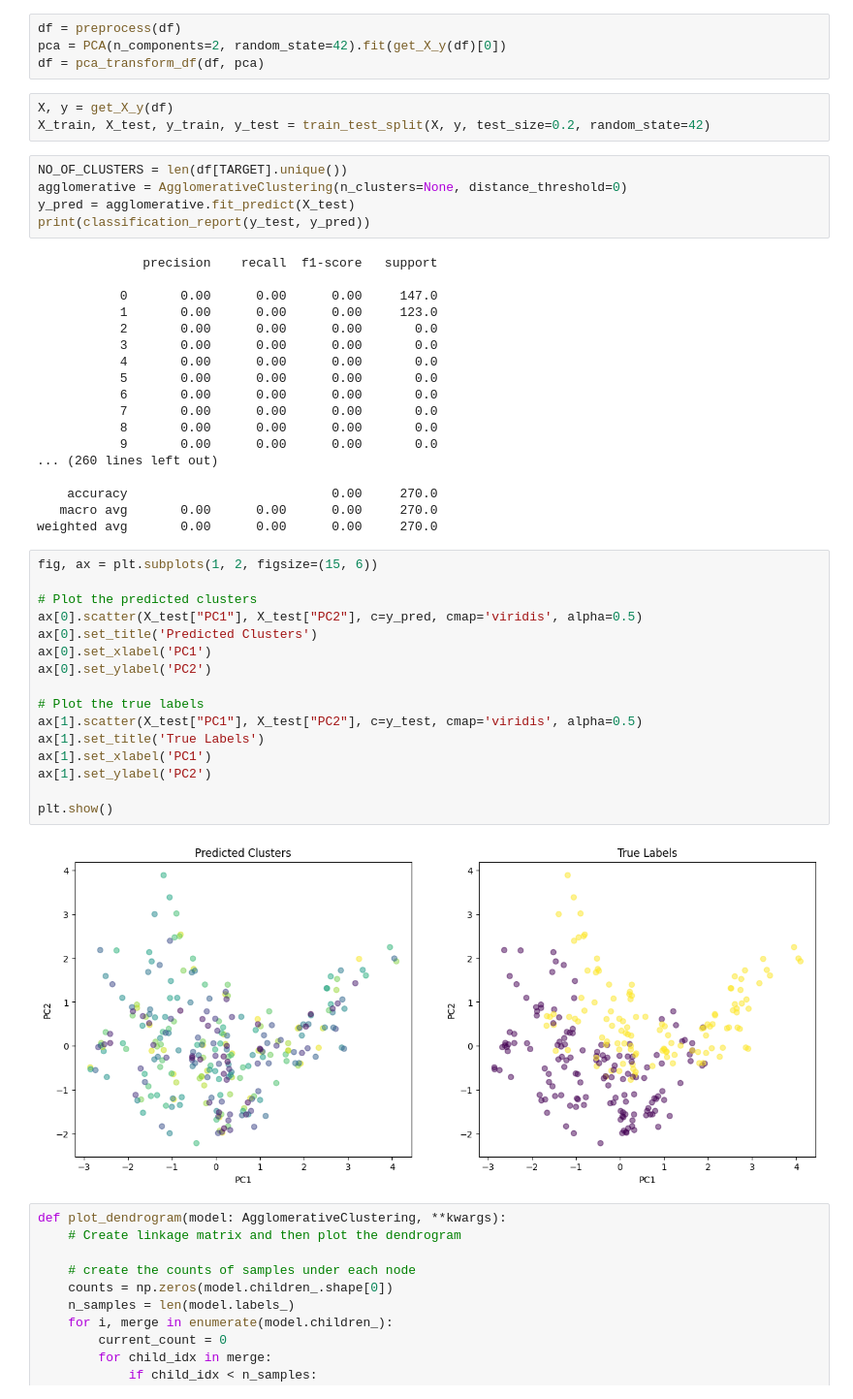
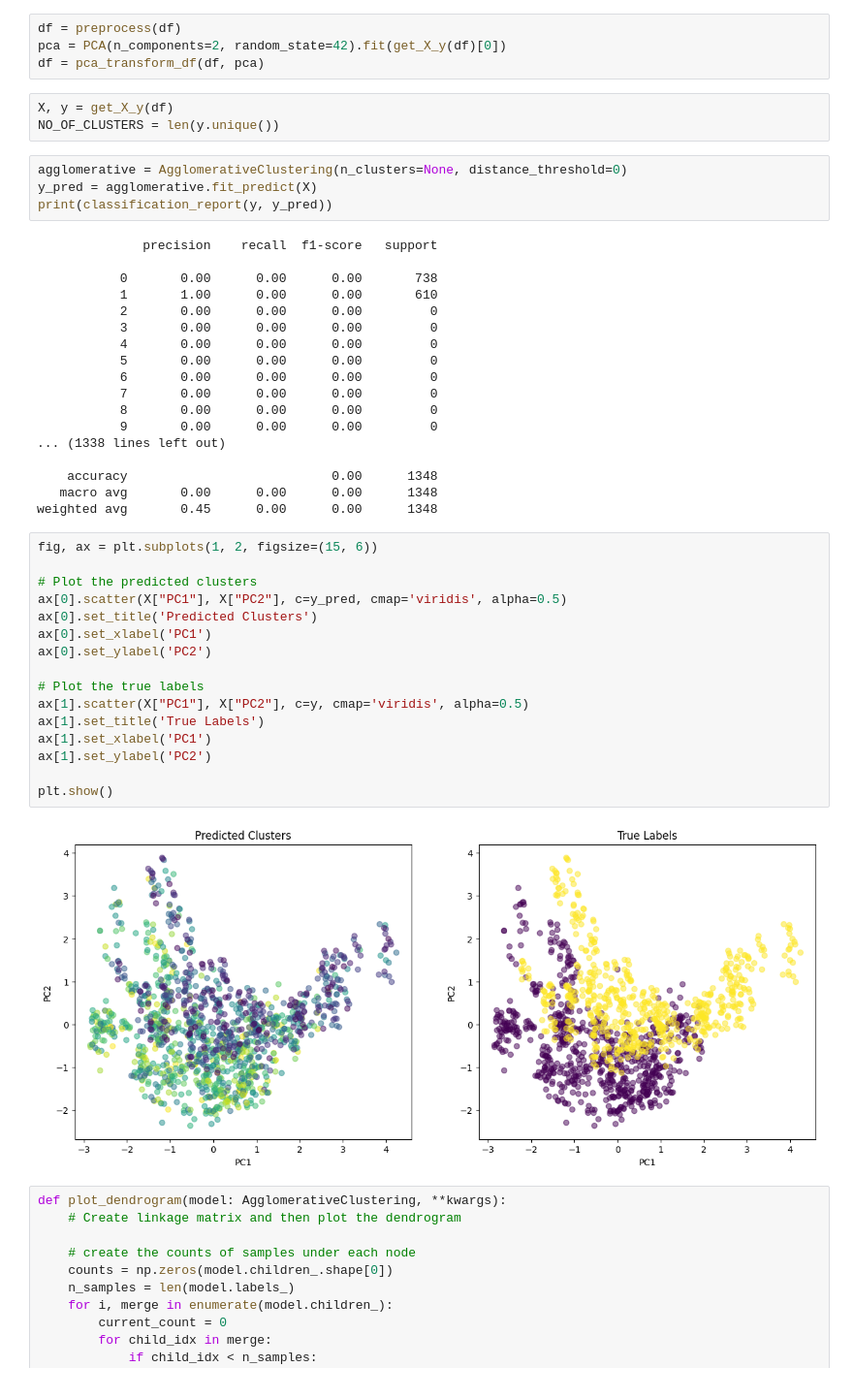
Before and after one commit to jassuwu/college8, a Jupyter notebook: 20XW87 - DATA MINING LAB/ClusteringAlgorithms/Agglomerative.ipynb, the cells around one changed output. Shown at 97% size. Drawn from its saved outputs; the diff is of its cells as text.

```diff
--- a/20XW87 - DATA MINING LAB/ClusteringAlgorithms/Agglomerative.ipynb
+++ b/20XW87 - DATA MINING LAB/ClusteringAlgorithms/Agglomerative.ipynb
@@ -65,50 +65,49 @@ def pca_transform_df(df, pca: PCA):
 df = preprocess(df)
 pca = PCA(n_components=2, random_state=42).fit(get_X_y(df)[0])
 df = pca_transform_df(df, pca)
-# %%
-X, y = get_X_y(df)
-X_train, X_test, y_train, y_test = train_test_split(X, y, test_size=0.2, random_state=42)
+# %%
+X, y = get_X_y(df)
+NO_OF_CLUSTERS = len(y.unique())
 # %%
-NO_OF_CLUSTERS = len(df[TARGET].unique())
 agglomerative = AgglomerativeClustering(n_clusters=None, distance_threshold=0)
-y_pred = agglomerative.fit_predict(X_test)
-print(classification_report(y_test, y_pred))
+y_pred = agglomerative.fit_predict(X)
+print(classification_report(y, y_pred))
 # %% [output]
               precision    recall  f1-score   support
 
-           0       0.00      0.00      0.00     147.0
-           1       0.00      0.00      0.00     123.0
-           2       0.00      0.00      0.00       0.0
-           3       0.00      0.00      0.00       0.0
-           4       0.00      0.00      0.00       0.0
-           5       0.00      0.00      0.00       0.0
-           6       0.00      0.00      0.00       0.0
-           7       0.00      0.00      0.00       0.0
-           8       0.00      0.00      0.00       0.0
-           9       0.00      0.00      0.00       0.0
-... (260 lines left out)
+           0       0.00      0.00      0.00       738
+           1       1.00      0.00      0.00       610
+           2       0.00      0.00      0.00         0
+           3       0.00      0.00      0.00         0
+           4       0.00      0.00      0.00         0
+           5       0.00      0.00      0.00         0
+           6       0.00      0.00      0.00         0
+           7       0.00      0.00      0.00         0
+           8       0.00      0.00      0.00         0
+           9       0.00      0.00      0.00         0
+... (1338 lines left out)
 
-    accuracy                           0.00     270.0
-   macro avg       0.00      0.00      0.00     270.0
-weighted avg       0.00      0.00      0.00     270.0
+    accuracy                           0.00      1348
+   macro avg       0.00      0.00      0.00      1348
+weighted avg       0.45      0.00      0.00      1348
 # %%
 fig, ax = plt.subplots(1, 2, figsize=(15, 6))
 
 # Plot the predicted clusters
-ax[0].scatter(X_test["PC1"], X_test["PC2"], c=y_pred, cmap='viridis', alpha=0.5)
+ax[0].scatter(X["PC1"], X["PC2"], c=y_pred, cmap='viridis', alpha=0.5)
 ax[0].set_title('Predicted Clusters')
 ax[0].set_xlabel('PC1')
 ax[0].set_ylabel('PC2')
 
 # Plot the true labels
-ax[1].scatter(X_test["PC1"], X_test["PC2"], c=y_test, cmap='viridis', alpha=0.5)
+ax[1].scatter(X["PC1"], X["PC2"], c=y, cmap='viridis', alpha=0.5)
 ax[1].set_title('True Labels')
 ax[1].set_xlabel('PC1')
 ax[1].set_ylabel('PC2')
 
 plt.show()
 # %% [output]
-[figure, old version]
+[figure, new version]
 # %%
 def plot_dendrogram(model: AgglomerativeClustering, **kwargs):
     # Create linkage matrix and then plot the dendrogram
```
Also changed, not shown: parts of 2 cells of this notebook, 4 other files.
